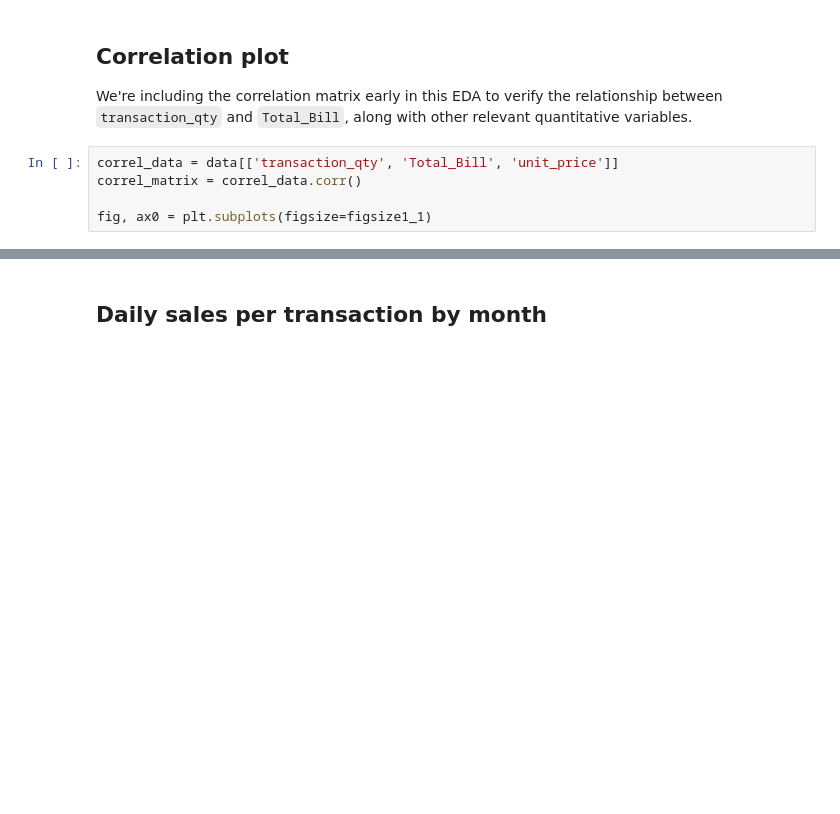
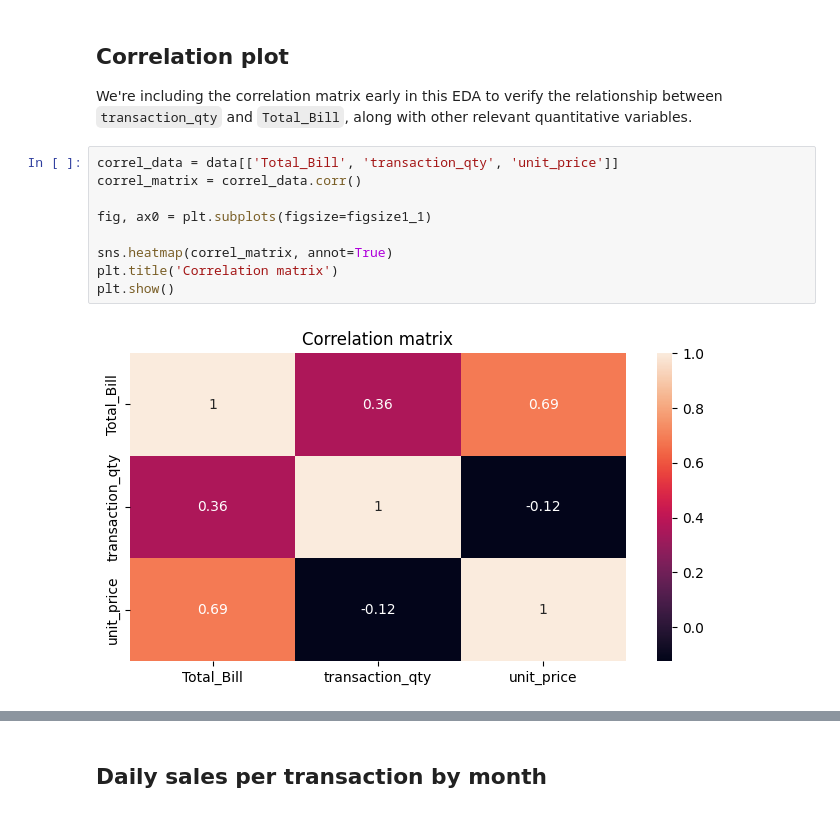
Before and after one commit to mlcuadra1/Coffee-Shop-EDA, a Jupyter notebook: notebooks/eda.ipynb, the cells around one changed output, grey strips where cells are left out. Saved outputs shown, nothing was run; the diff lists cells and outputs as text; blank space fills up the shorter version.

```diff
--- a/notebooks/eda.ipynb
+++ b/notebooks/eda.ipynb
@@ -125,7 +125,13 @@ plt.show()
 ## Correlation plot
 We're including the correlation matrix early in this EDA to verify the relationship between `transaction_qty` and `Total_Bill`, along with other relevant quantitative variables.
 # %%
-correl_data = data[['transaction_qty', 'Total_Bill', 'unit_price']]
+correl_data = data[['Total_Bill', 'transaction_qty', 'unit_price']]
 correl_matrix = correl_data.corr()
 
 fig, ax0 = plt.subplots(figsize=figsize1_1)
+
+sns.heatmap(correl_matrix, annot=True)
+plt.title('Correlation matrix')
+plt.show()
+# %% [output]
+[figure, added]
```
Also changed, not shown: parts of 9 cells of this notebook.
